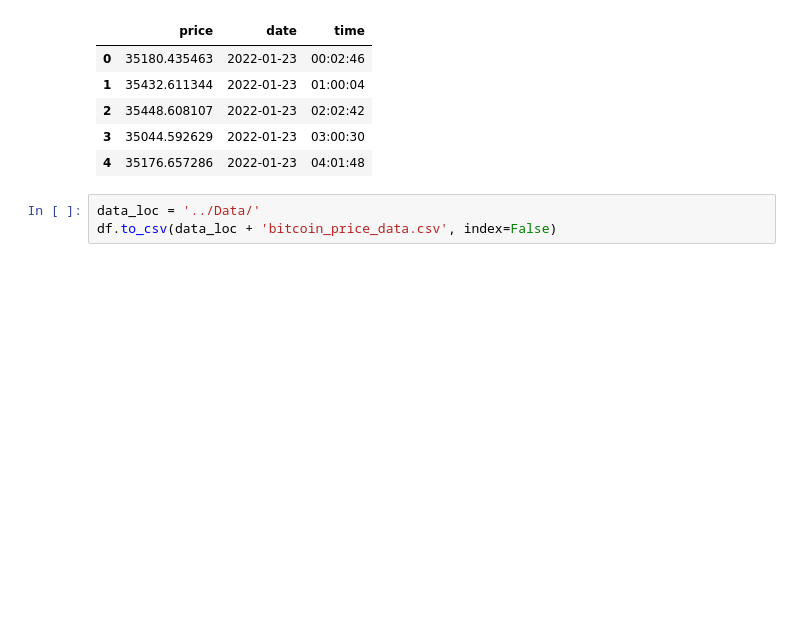
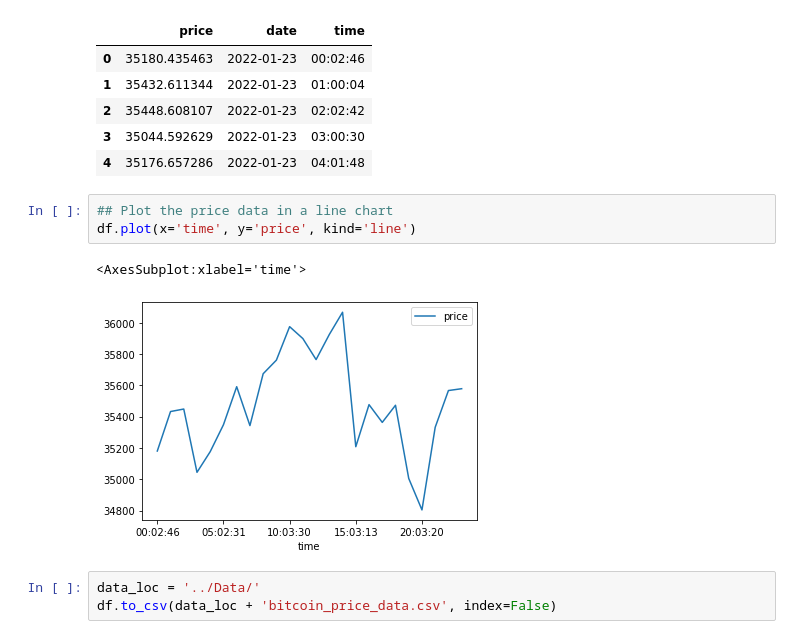
Before and after one commit to vishaljha2121/LiveCryptoSentiment, a Jupyter notebook: Notebooks/BTC_PriceData.ipynb, the cells around one changed output. Saved outputs shown, nothing was run; the diff lists cells and outputs as text; blank space fills up the shorter version.

```diff
--- a/Notebooks/BTC_PriceData.ipynb
+++ b/Notebooks/BTC_PriceData.ipynb
@@ -100,6 +100,12 @@ df.head()
 | 2 | 35448.608107 | 2022-01-23 | 02:02:42 |
 | 3 | 35044.592629 | 2022-01-23 | 03:00:30 |
 | 4 | 35176.657286 | 2022-01-23 | 04:01:48 |
+# %%
+## Plot the price data in a line chart
+df.plot(x='time', y='price', kind='line')
+# %% [output]
+<AxesSubplot:xlabel='time'>
+[figure, added]
 # %%
 data_loc = '../Data/'
 df.to_csv(data_loc + 'bitcoin_price_data.csv', index=False)
```
Also changed, not shown: 3 other files.
